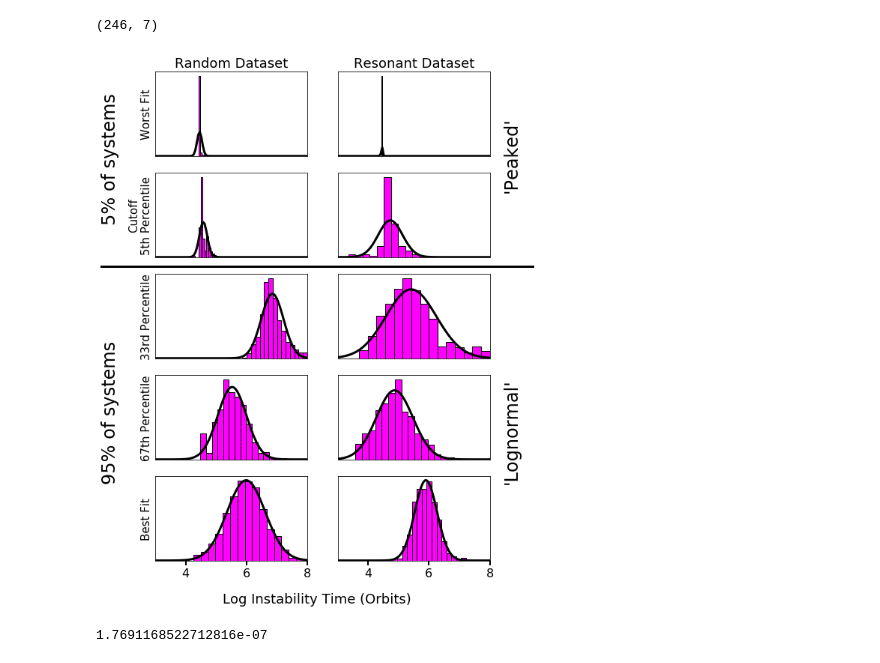
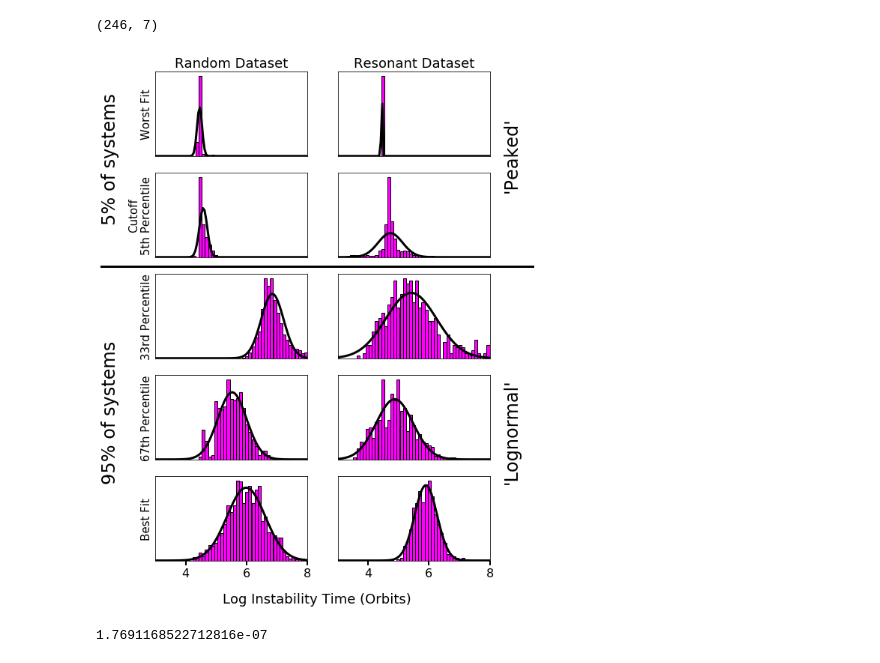
Before and after one commit to Naireen/StabilitySetImage, a Jupyter notebook: Analysis/Figure1_InstabilityTimeHistograms.ipynb, the cells around one changed output. Drawn from its saved outputs; the diff is of its cells as text; code cells hidden in the pictures.

Commit message:
updated plots

```diff
--- a/Analysis/Figure1_InstabilityTimeHistograms.ipynb
+++ b/Analysis/Figure1_InstabilityTimeHistograms.ipynb
@@ -64,20 +64,21 @@ def quantile_hist(quantile, df, dataset, bins):
 
     return vals, edges, gaussian
 # %%
-bins=15
+bins= np.linspace(3, 8, 50) #15
 quantiles = [0.01, 0.05, 0.33, 0.67, 1.]
 
 fig, axarr = plt.subplots(ncols=2, nrows=len(quantiles), figsize=(8,12))
+fixed_width = 0.1
 
 for i, quantile in enumerate(quantiles):
     col=0
     vals, edges, gaussian = quantile_hist(quantile, dfrand, 'random', bins)
-    axarr[i, col].bar(edges[:-1], vals, ec='k', fc='magenta', width=np.diff(edges), align="edge")
+    axarr[i, col].bar(edges[:-1], vals, ec='k', fc='magenta', width=fixed_width, align="edge")
     axarr[i, col].plot(np.linspace(3,8,100), gaussian, linewidth = 3, c='k')
 
     col=1
     vals, edges, gaussian = quantile_hist(quantile, dfres, 'resonant', bins)
-    axarr[i, col].bar(edges[:-1], vals, ec='k', fc='magenta', width=np.diff(edges), align="edge")
+    axarr[i, col].bar(edges[:-1], vals, ec='k', fc='magenta', width=fixed_width, align="edge")
     axarr[i, col].plot(np.linspace(3,8,100), gaussian, linewidth = 3, c='k')
 
 for ax in axarr.flatten():
@@ -89,34 +90,34 @@ for ax in axarr.flatten():
         bottom=False,
         labelleft=False,
         labelbottom=False)
 
 for ax in axarr[-1,:]:
     ax.tick_params(
         axis='x',
         which='both',
         bottom=True,
         labelbottom=True)
 
 axarr[0,0].set_ylabel('Worst Fit', fontsize=15)
 axarr[1,0].set_ylabel('Cutoff\n5th Percentile', fontsize=15)
 axarr[2,0].set_ylabel('33rd Percentile', fontsize=15)
 axarr[3,0].set_ylabel('67th Percentile', fontsize=15)
 axarr[4,0].set_ylabel('Best Fit', fontsize=15)
 
 axarr[0,0].set_title('Random Dataset', fontsize=18)
 axarr[0,1].set_title('Resonant Dataset', fontsize=18)
 plt.figtext(0.5,0.06, "Log Instability Time (Orbits)", figure=fig, ha="center", size=18)
 plt.figtext(0.,0.25, "95% of systems", figure=fig, rotation='vertical', size=24)
 plt.figtext(0.,0.65, "5% of systems", figure=fig, rotation='vertical', size=24)
 plt.figtext(.93,0.25, "'Lognormal'", figure=fig, rotation='vertical', size=24)
 plt.figtext(.93,0.7, "'Peaked'", figure=fig, rotation='vertical', size=24)
 
 
 line = plt.Line2D([0,1],[0.58,0.58], transform=fig.transFigure, color="black")
 fig.add_artist(line)
 fig.savefig('fig1.pdf', bbox_inches='tight')
 # %% [output]
-[figure, old version]
+[figure, new version]
 # %%
 cutoffres = dfres.quantile(0.05)['KSpval']
 cutoffres
```
Also changed, not shown: 1 other file.
